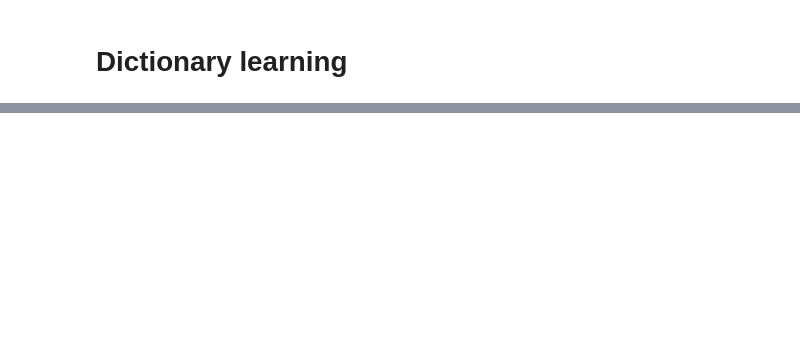
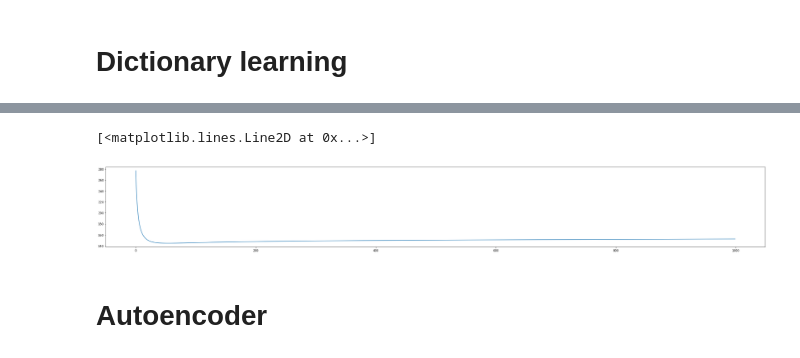
Before and after one commit to SaumoPal97/Pavia, a Jupyter notebook: Pavia Exploration.ipynb, the cells around one changed output, grey strips where cells are left out. Saved outputs shown, nothing was run; the diff lists cells and outputs as text; code cells hidden in the pictures; blank space fills up the shorter version.

```diff
--- a/Pavia Exploration.ipynb
+++ b/Pavia Exploration.ipynb
@@ -344,0 +452,39 @@ while(1):
+# %%
+def grad_desc(ws,wt,cs,ct,Vs_1,Vs_2,Vt_1,Vt_2,max_int,reglamb):
+    W = np.zeros((5,2))
+    miter = 1
+    step = .00001/miter
+    #vals = []
+    l21_lamb = reglamb
+    objectfs = []
+    #Vs_final = np.append(Vs_1, Vs_2, axis=1)
+    #Vt_final = np.append(Vt_1, Vt_2, axis=1)
+    # you can customize your own condition of convergence, here we limit the number of iterations
+    while (miter <= max_int):
+        objectfs.append(loss_func(ws,wt,cs,ct,Vs_1,Vs_2,Vt_1,Vt_2))
+        dws,dwt,dcs,dct = dloss_func(ws,wt,cs,ct,Vs_1,Vs_2,Vt_1,Vt_2)
+        ws_temp = ws - step*dws
+        wt_temp = wt - step*dwt
+        cs_temp = cs - step*dcs
+        ct_temp = ct - step*dct
+        p = ws.shape[0]
+        U = np.append(ws_temp,wt_temp,axis=1)
+        for i in range(p):
+            if((ws_temp[i]*ws_temp[i] + wt_temp[i]*wt_temp[i])>(step*step*l21_lamb*l21_lamb)):
+                W[i] = (1 - (step*l21_lamb)/math.sqrt(ws_temp[i]*ws_temp[i] + wt_temp[i]*wt_temp[i]))*U[i]
+            else:
+                W[i] = 0 * U[i]
+        ws_temp = np.resize(U[:,0],(5,1))
+        wt_temp = np.resize(U[:,1],(5,1))
+        if np.abs(loss_func(ws_temp,wt_temp,cs_temp,ct_temp,Vs_1,Vs_2,Vt_1,Vt_2)-loss_func(ws,wt,cs,ct,Vs_1,Vs_2,Vt_1,Vt_2))>0.0001:
+            ws = ws_temp
+            wt = wt_temp
+            cs = cs_temp
+            ct = ct_temp
+        else:
+            break
+        print(ws,wt,cs,ct, loss_func(ws,wt,cs,ct,Vs_1,Vs_2,Vt_1,Vt_2), miter)
+        miter += 1
+    return objectfs, miter
+# %%
+objectfs, miter = grad_desc(ws,wt,cs,ct,Vs_trees,Vs_asphalt,Vt_trees,Vt_asphalt,1000,0.1)
@@ -344,0 +509,7 @@ while(1):
+# %%
+plt.plot(objectfs)
+# %% [output]
+[<matplotlib.lines.Line2D at 0x...>]
+[figure, added]
+# %% [markdown]
+# Autoencoder
```
Also changed, not shown: parts of 48 cells of this notebook.
